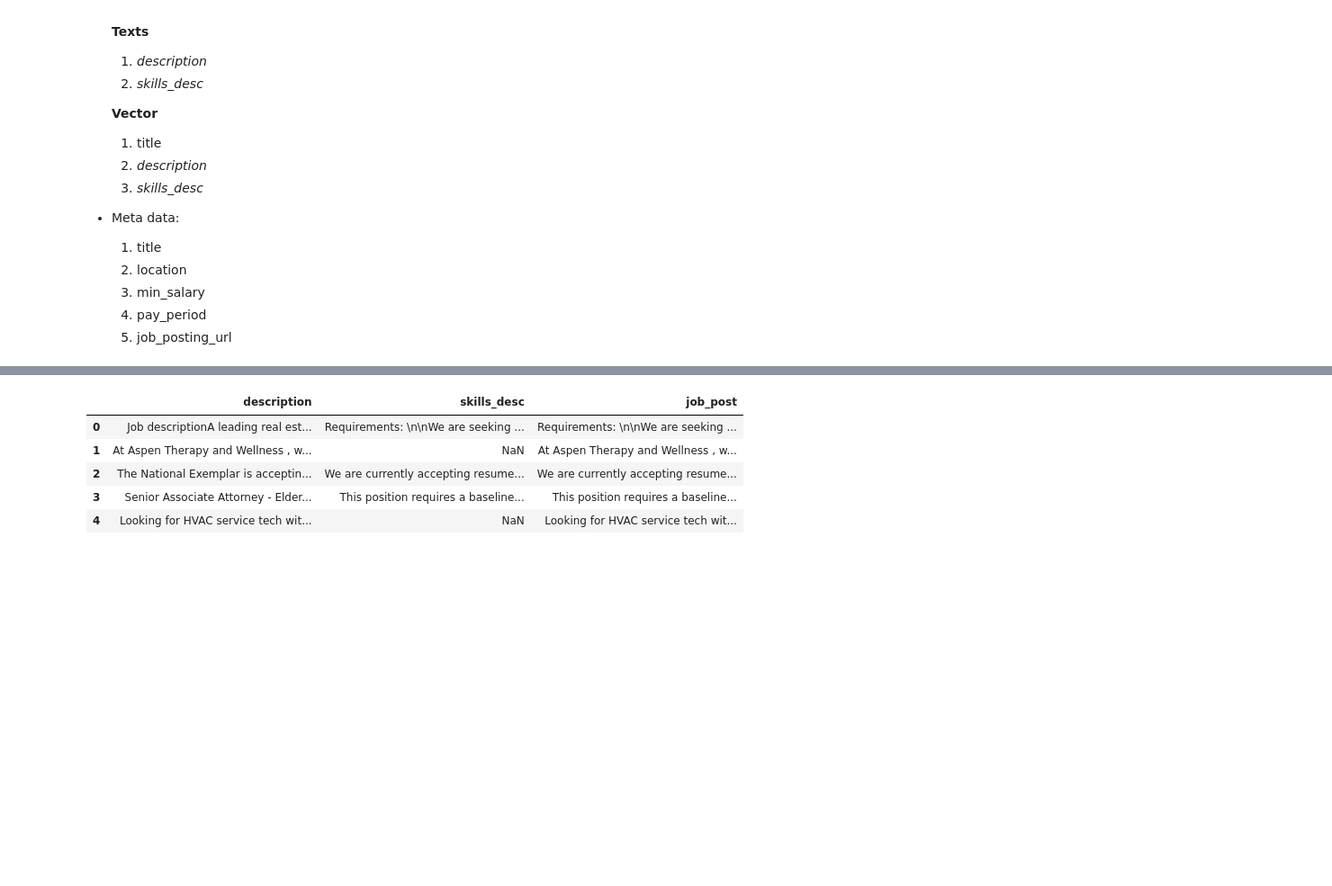
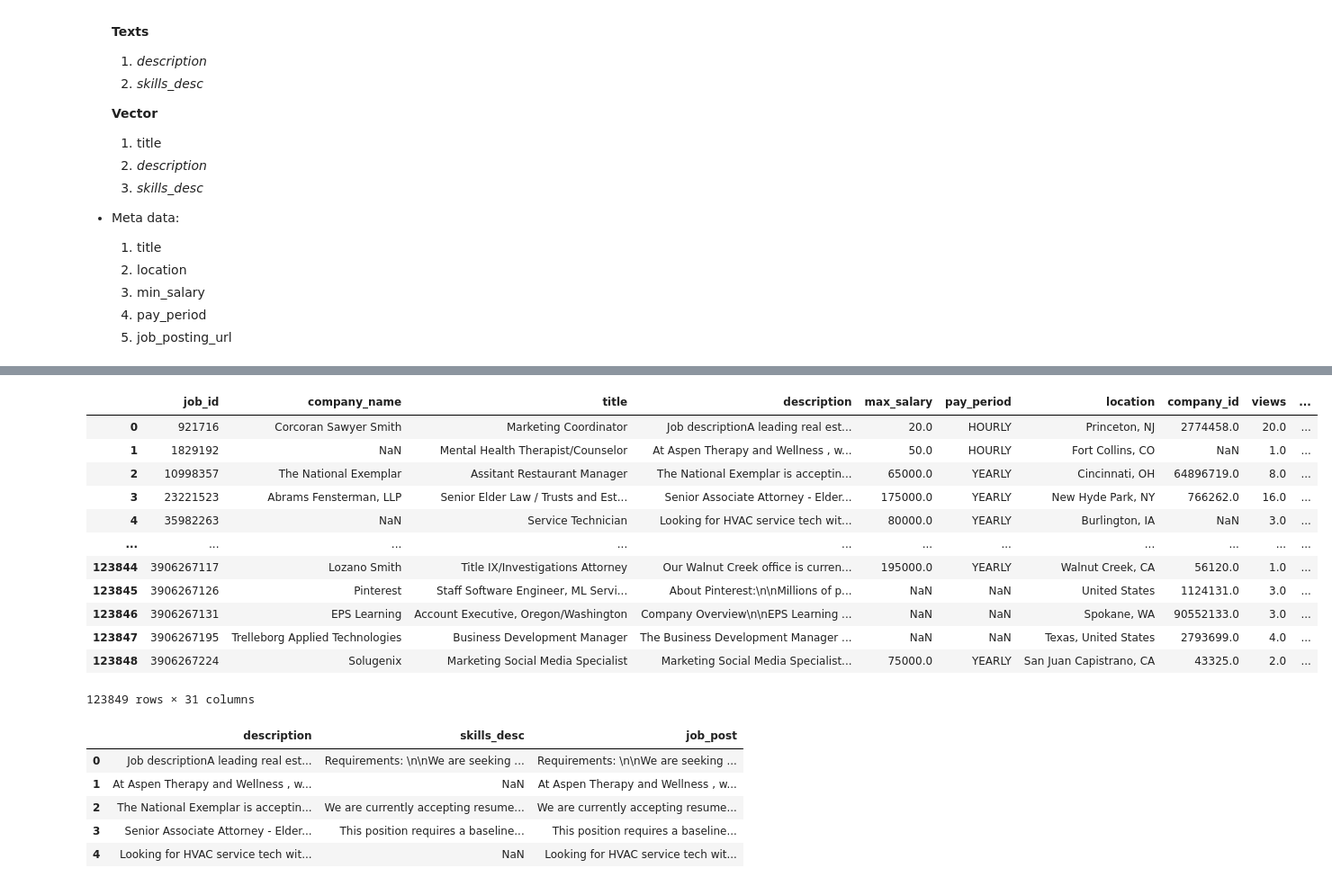
Before and after one commit to DreamBird-Jane/GenAI-Application, a Jupyter notebook: Tutorial - LinkedIn Job Posting with GenAI_20241026/S1. Build VectorDB - Search and Retrieval.ipynb, the cells around one changed output, grey strips where cells are left out. Shown: that part at 90% size. Saved outputs shown, nothing was run; the diff lists cells and outputs as text; code cells hidden in the pictures; blank space fills up the shorter version.

```diff
--- a/Tutorial - LinkedIn Job Posting with GenAI_20241026/S1. Build VectorDB - Search and Retrieval.ipynb
+++ b/Tutorial - LinkedIn Job Posting with GenAI_20241026/S1. Build VectorDB - Search and Retrieval.ipynb
@@ -117,0 +150,5 @@ Index(['job_id', 'company_name', 'title', 'description', 'max_salary',
+# %%
+df = pd.read_csv('./Data/archive/postings.csv', delimiter=',') #, engine="python"
+
+print(f"The variables (features) of the data:\n{df.columns}")
+df.head(5)
@@ -118,3 +173,19 @@ Index(['job_id', 'company_name', 'title', 'description', 'max_salary',
+# %%
+df
+# %% [output]
+|  | job_id | company_name | title | description | max_salary | pay_period | location | company_id | views | ... |
+| 0 | 921716 | Corcoran Sawyer Smith | Marketing Coordinator | Job descriptionA leading real est... | 20.0 | HOURLY | Princeton, NJ | 2774458.0 | 20.0 | ... |
+| 1 | 1829192 | NaN | Mental Health Therapist/Counselor | At Aspen Therapy and Wellness , w... | 50.0 | HOURLY | Fort Collins, CO | NaN | 1.0 | ... |
+| 2 | 10998357 | The National Exemplar | Assitant Restaurant Manager | The National Exemplar is acceptin... | 65000.0 | YEARLY | Cincinnati, OH | 64896719.0 | 8.0 | ... |
+| 3 | 23221523 | Abrams Fensterman, LLP | Senior Elder Law / Trusts and Est... | Senior Associate Attorney - Elder... | 175000.0 | YEARLY | New Hyde Park, NY | 766262.0 | 16.0 | ... |
+| 4 | 35982263 | NaN | Service Technician | Looking for HVAC service tech wit... | 80000.0 | YEARLY | Burlington, IA | NaN | 3.0 | ... |
+| ... | ... | ... | ... | ... | ... | ... | ... | ... | ... | ... |
+| 123844 | 3906267117 | Lozano Smith | Title IX/Investigations Attorney | Our Walnut Creek office is curren... | 195000.0 | YEARLY | Walnut Creek, CA | 56120.0 | 1.0 | ... |
+| 123845 | 3906267126 | Pinterest | Staff Software Engineer, ML Servi... | About Pinterest:\n\nMillions of p... | NaN | NaN | United States | 1124131.0 | 3.0 | ... |
+| 123846 | 3906267131 | EPS Learning | Account Executive, Oregon/Washington | Company Overview\n\nEPS Learning ... | NaN | NaN | Spokane, WA | 90552133.0 | 3.0 | ... |
+| 123847 | 3906267195 | Trelleborg Applied Technologies | Business Development Manager | The Business Development Manager ... | NaN | NaN | Texas, United States | 2793699.0 | 4.0 | ... |
+| 123848 | 3906267224 | Solugenix | Marketing Social Media Specialist | Marketing Social Media Specialist... | 75000.0 | YEARLY | San Juan Capistrano, CA | 43325.0 | 2.0 | ... |
+123849 rows × 31 columns
 # %%
 # df['job_post'] = df['description'].astype('str') + df['skills_desc'].astype('str')
 # df[['description', 'skills_desc', 'job_post']].head()
```
Also changed, not shown: parts of 18 cells of this notebook.
